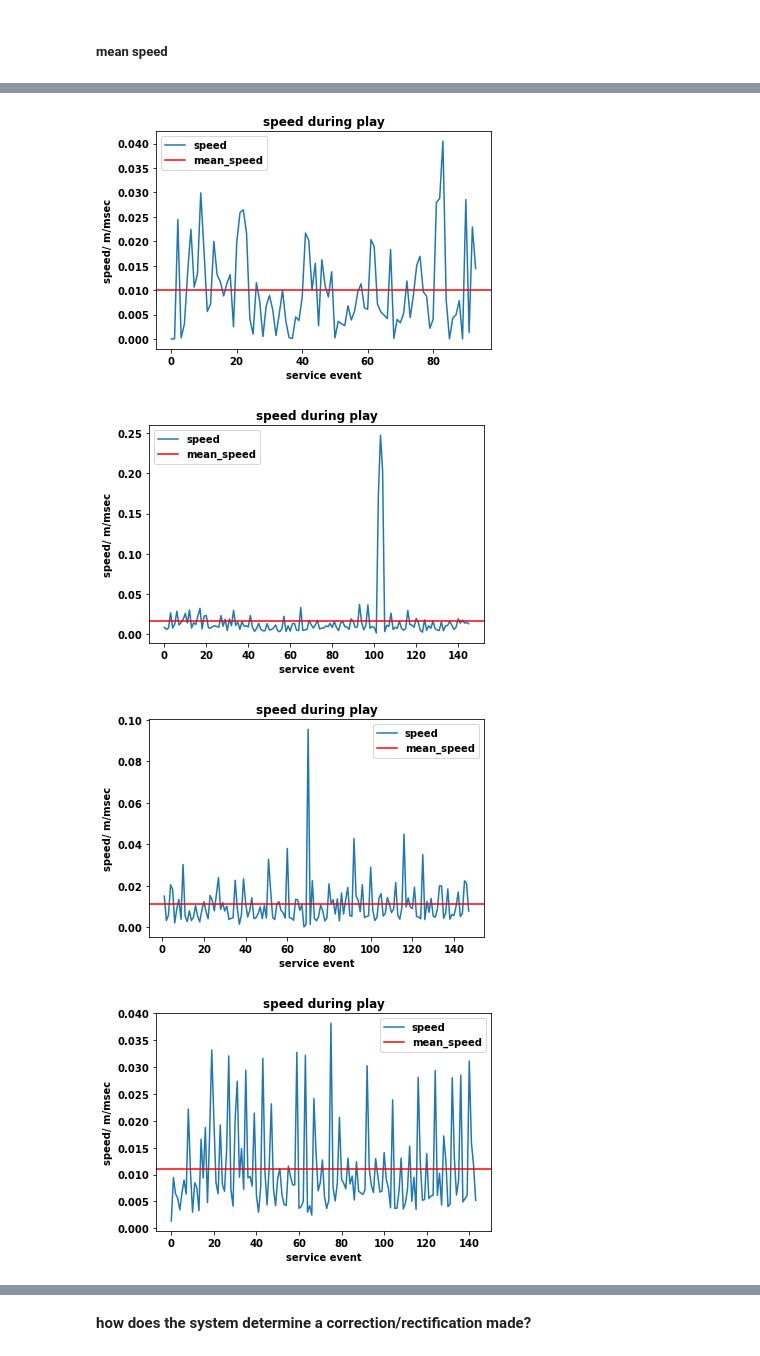
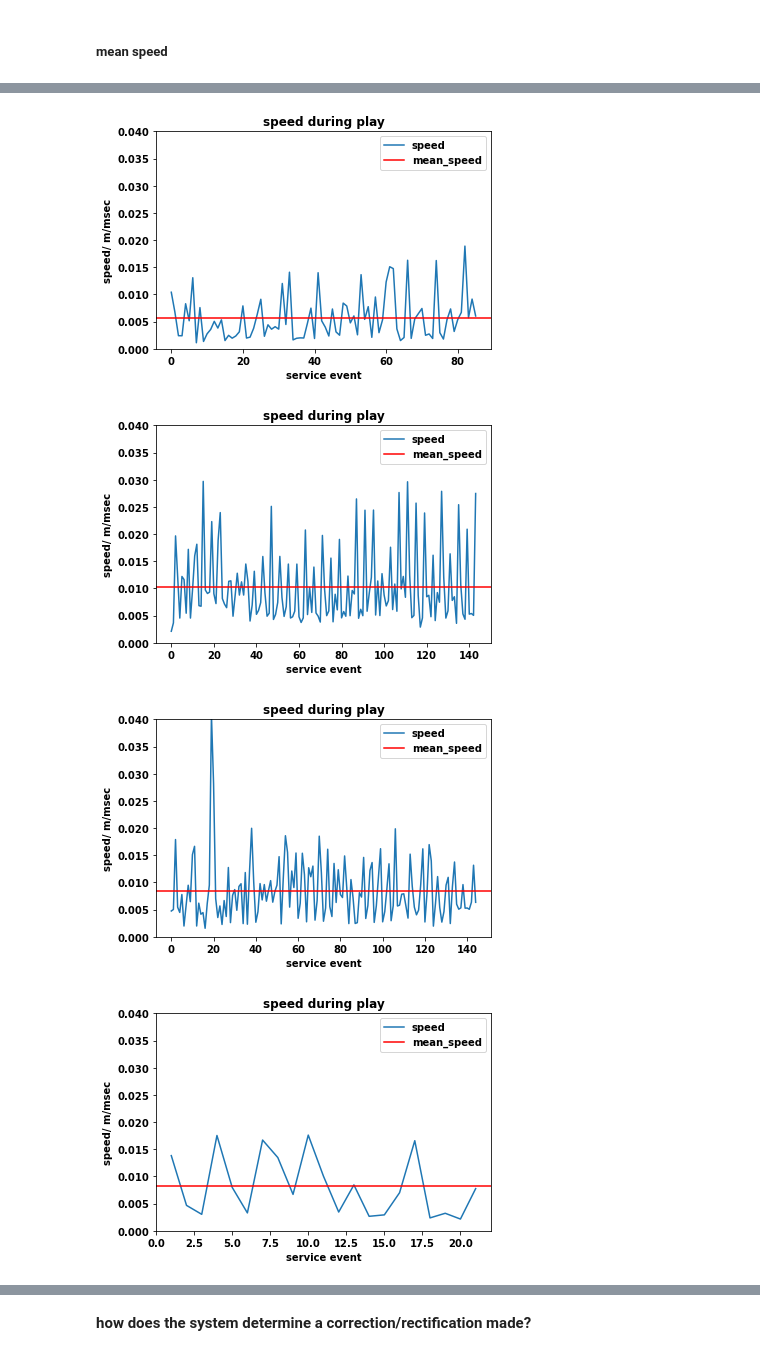
Before and after one commit to doscsy12/geri-cogmotor, a Jupyter notebook: data_extract_grp.ipynb, the cells around one changed output, grey strips where cells are left out. Drawn from its saved outputs; the diff is of its cells as text; code cells hidden in the pictures.

```diff
--- a/data_extract_grp.ipynb
+++ b/data_extract_grp.ipynb
@@ -21,7 +21,7 @@ pd.options.display.max_rows = 500
 # %% [markdown]
 ### Data
 # %%
-patient_nr = 'P12'
+patient_nr = 'P07'
 path = './data/ARISE_GERI/' + patient_nr
 # %% [markdown]
 **H-MAN sensor data (FILE_ID.dat)**
@@ -287,17 +279,18 @@ mean_speed
 # %%
 # plot speed and mean_speed based on svc_event
 for index, svc_event in enumerate(list_svc):
     fig, ax = plt.subplots()
 
     ax.plot('sequence','speed',data=svc_event);
     ax.axhline(y=mean_speed[index], color='r', linestyle='-')
 
     plt.legend(['speed','mean_speed'])
     plt.xlabel('service event')
     plt.ylabel('speed/ m/msec')
+    plt.ylim([0,0.040])
     plt.title('speed during play');
 # %% [output]
-[figure, old version]
+[figure, new version]
-[figure, old version]
+[figure, new version]
-[figure, old version]
+[figure, new version]
-[figure, old version]
+[figure, new version]
```
Also changed, not shown: parts of 21 cells of this notebook, 1 other file.
